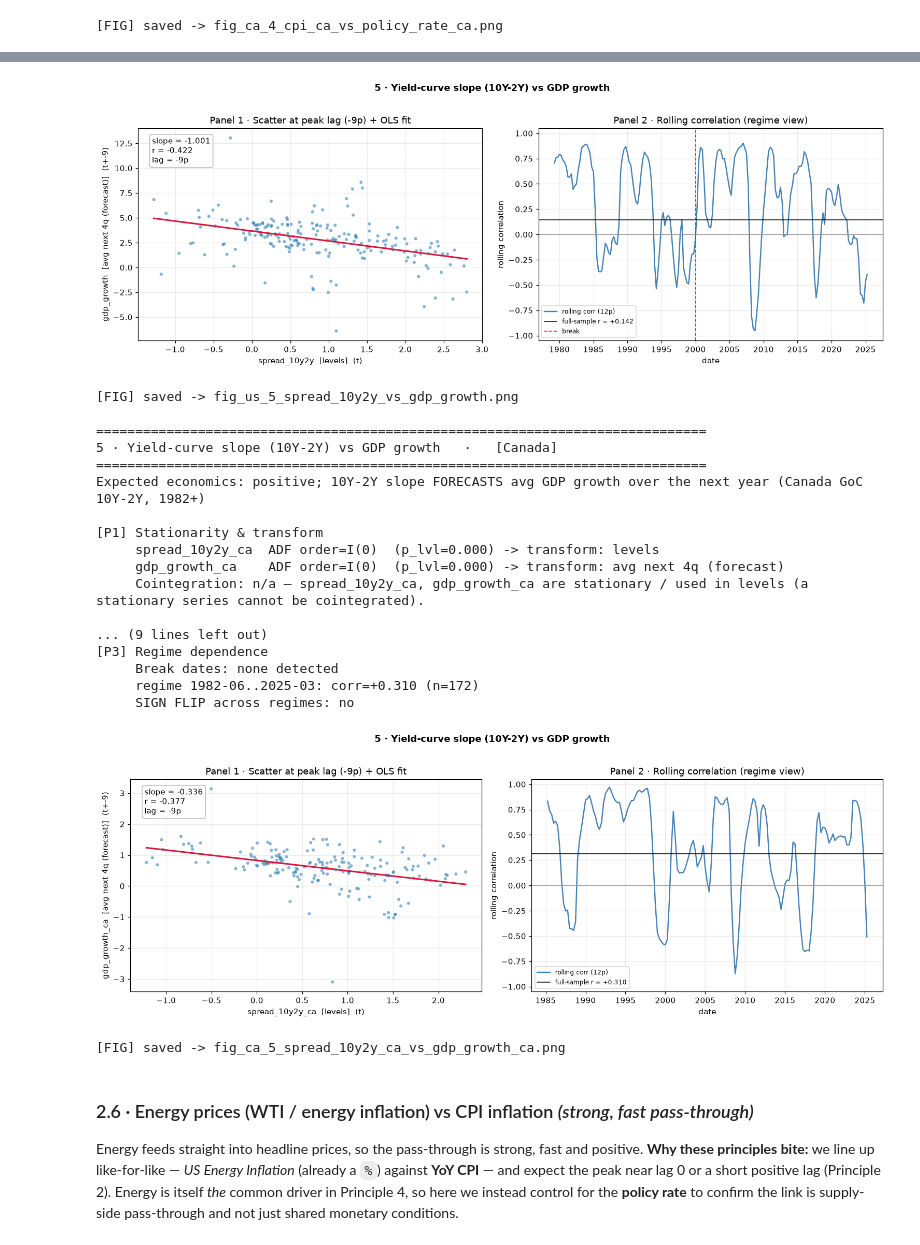
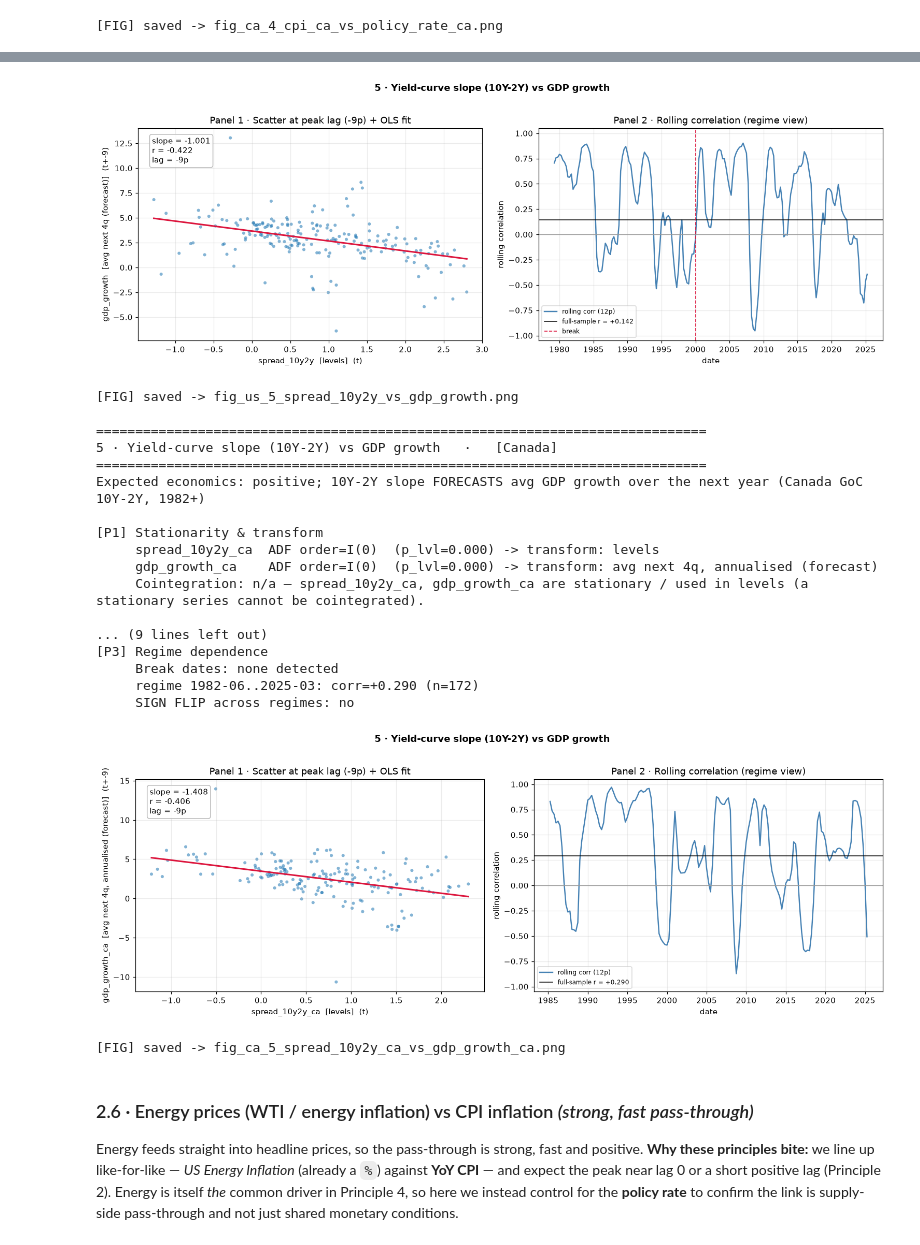
Before and after one commit to will-smith12/macro-relationships-dashboard, a Jupyter notebook: macro_relationships_master.ipynb, the cells around one changed output, grey strips where cells are left out. Saved outputs shown, nothing was run; the diff lists cells and outputs as text; code cells hidden in the pictures.

```diff
--- a/macro_relationships_master.ipynb
+++ b/macro_relationships_master.ipynb
@@ -269,6 +269,11 @@ def apply_transform(s, kind):
       "hp_cycle" -> cyclical GAP = series minus its HP-filter trend (λ=1600,
                     quarterly). Used for the unemployment GAP (u - u*) on the
                     x-side of the expectations-augmented Phillips curve.
+      "fwd_avg" -> average of the NEXT PERIODS_YR periods (forward-looking
+                    dependent variable of the term-structure forecasting
+                    literature: slope_t vs mean(g_{t+1..t+P})).
+      "fwd_avg_ann" -> like fwd_avg but annualises a QoQ growth series to SAAR
+                    first, so the forecasting slope is in annualised-growth units.
     """
     s = pd.Series(s).astype(float)
     if kind == "level":
@@ -309,6 +314,18 @@ def apply_transform(s, kind):
         # COVID swings) without discretionary sample deletion.
         fwd = s.rolling(PERIODS_YR).mean().shift(-PERIODS_YR)
         return fwd, f"avg next {PERIODS_YR}q (forecast)"
+    if kind == "fwd_avg_ann":
+        # Same forward-looking dependent variable as `fwd_avg`, but first put a
+        # QoQ (non-annualised) growth series onto an ANNUALISED (SAAR) footing —
+        # ((1+q/100)**4 - 1)*100 — so the forecasting slope is reported in the
+        # term-structure literature's units (annualised real-GDP growth, pp per
+        # +1pp of slope; Estrella–Hardouvelis / Estrella–Mishkin). Used for the
+        # Canadian rel-5 leg, whose gdp_growth_ca is QoQ; the US leg already
+        # carries SAAR growth so it keeps the plain `fwd_avg`. Correlation r is
+        # essentially unchanged (the annualisation is a near-affine rescaling).
+        ann = ((1.0 + s / 100.0) ** PERIODS_YR - 1.0) * 100.0
+        fwd = ann.rolling(PERIODS_YR).mean().shift(-PERIODS_YR)
+        return fwd, f"avg next {PERIODS_YR}q, annualised (forecast)"
     # auto
     rep = adf_report(s)
     # Treat I(1) AND I(1+) (still non-stationary after one diff) as needing a
@@ -1911,7 +1943,7 @@ if r: SUMMARY.append(r)
 r = analyze_relationship(
     "rel5_slope_gdp", "5 · Yield-curve slope (10Y-2Y) vs GDP growth",
     "spread_10y2y_ca", "gdp_growth_ca",
-    x_transform="level", y_transform="fwd_avg",
+    x_transform="level", y_transform="fwd_avg_ann",
     expected_lead="x", expected_sign="+", expected_leader="x", fig_n=5, country="Canada",
     expect="positive; 10Y-2Y slope FORECASTS avg GDP growth over the next year (Canada GoC 10Y-2Y, 1982+)")
 if r: SUMMARY.append(r)
@@ -1922,36 +1954,36 @@ if r: SUMMARY.append(r)
 Expected economics: positive; 10Y-2Y slope FORECASTS avg GDP growth over the next year
 
 [P1] Stationarity & transform
      spread_10y2y     ADF order=I(0)  (p_lvl=0.001) -> transform: levels
      gdp_growth       ADF order=I(0)  (p_lvl=0.000) -> transform: avg next 4q (forecast)
      Cointegration: n/a — spread_10y2y, gdp_growth are stationary / used in levels (a stationary series cannot be cointegrated).
 
 [P2] Lead / lag (cross-correlation)
      Headline corr (contemporaneous, on transform) = +0.142  (n=196, 95% band ±0.140)
 ... (8 lines left out)
      Break dates: ['1999-12']
      regime 1976-06..1999-12: corr=+0.448 (n=95)
      regime 1999-12..2025-03: corr=+0.057 (n=102)
      SIGN FLIP across regimes: no
 [figure]
 [FIG] saved -> fig_us_5_spread_10y2y_vs_gdp_growth.png
 
 ==============================================================================
 5 · Yield-curve slope (10Y-2Y) vs GDP growth   ·   [Canada]
 ==============================================================================
 Expected economics: positive; 10Y-2Y slope FORECASTS avg GDP growth over the next year (Canada GoC 10Y-2Y, 1982+)
 
 [P1] Stationarity & transform
      spread_10y2y_ca  ADF order=I(0)  (p_lvl=0.000) -> transform: levels
-     gdp_growth_ca    ADF order=I(0)  (p_lvl=0.000) -> transform: avg next 4q (forecast)
+     gdp_growth_ca    ADF order=I(0)  (p_lvl=0.000) -> transform: avg next 4q, annualised (forecast)
      Cointegration: n/a — spread_10y2y_ca, gdp_growth_ca are stationary / used in levels (a stationary series cannot be cointegrated).
 
 ... (9 lines left out)
 [P3] Regime dependence
      Break dates: none detected
-     regime 1982-06..2025-03: corr=+0.310 (n=172)
+     regime 1982-06..2025-03: corr=+0.290 (n=172)
      SIGN FLIP across regimes: no
-[figure, old version]
+[figure, new version]
 [FIG] saved -> fig_ca_5_spread_10y2y_ca_vs_gdp_growth_ca.png
 # %% [markdown]
 ### 2.6 · Energy prices (WTI / energy inflation) vs CPI inflation  *(strong, fast pass-through)*
```
Also changed, not shown: parts of 3 cells of this notebook, 10 other files.
